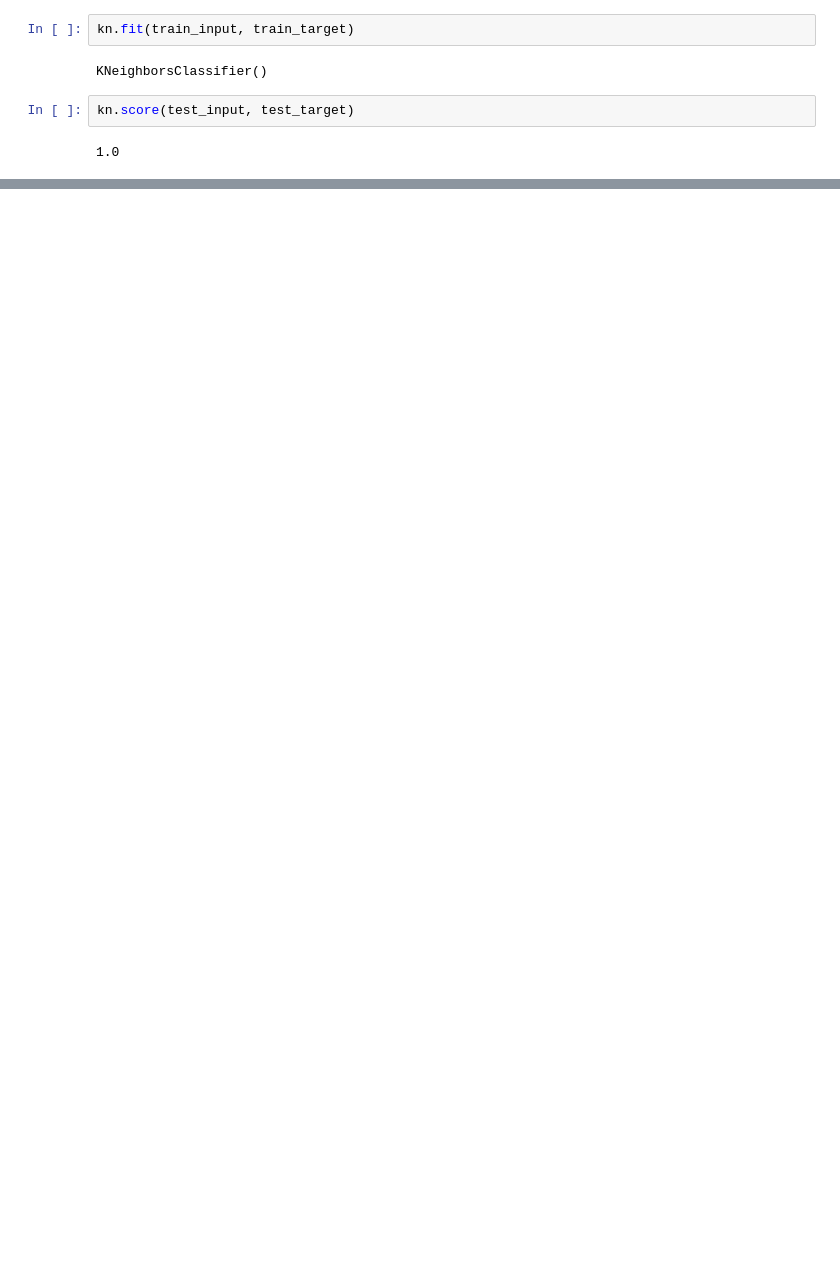
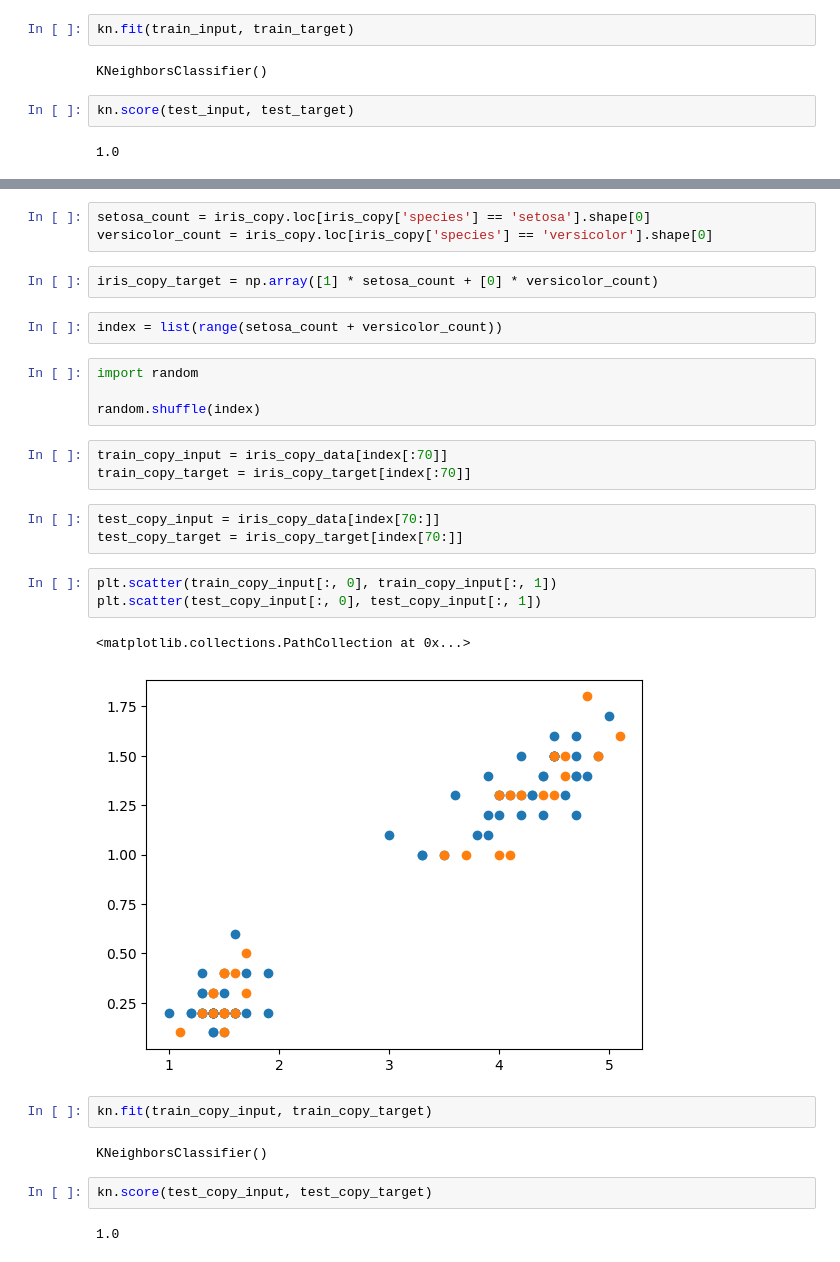
Before and after one commit to Minhyeok0330/machine_learning, a Jupyter notebook: 2-1.ipynb, the cells around one changed output, grey strips where cells are left out. Saved outputs shown, nothing was run; the diff lists cells and outputs as text; blank space fills up the shorter version.

```diff
--- a/2-1.ipynb
+++ b/2-1.ipynb
@@ -132,0 +131,31 @@ kn.score(test_input, test_target)
+# %%
+setosa_count = iris_copy.loc[iris_copy['species'] == 'setosa'].shape[0]
+versicolor_count = iris_copy.loc[iris_copy['species'] == 'versicolor'].shape[0]
+# %%
+iris_copy_target = np.array([1] * setosa_count + [0] * versicolor_count)
+# %%
+index = list(range(setosa_count + versicolor_count))
+# %%
+import random
+
+random.shuffle(index)
+# %%
+train_copy_input = iris_copy_data[index[:70]]
+train_copy_target = iris_copy_target[index[:70]]
+# %%
+test_copy_input = iris_copy_data[index[70:]]
+test_copy_target = iris_copy_target[index[70:]]
+# %%
+plt.scatter(train_copy_input[:, 0], train_copy_input[:, 1])
+plt.scatter(test_copy_input[:, 0], test_copy_input[:, 1])
+# %% [output]
+<matplotlib.collections.PathCollection at 0x...>
+[figure, added]
+# %%
+kn.fit(train_copy_input, train_copy_target)
+# %% [output]
+KNeighborsClassifier()
+# %%
+kn.score(test_copy_input, test_copy_target)
+# %% [output]
+1.0
```
Also changed, not shown: parts of 6 cells of this notebook, 2 other files.
